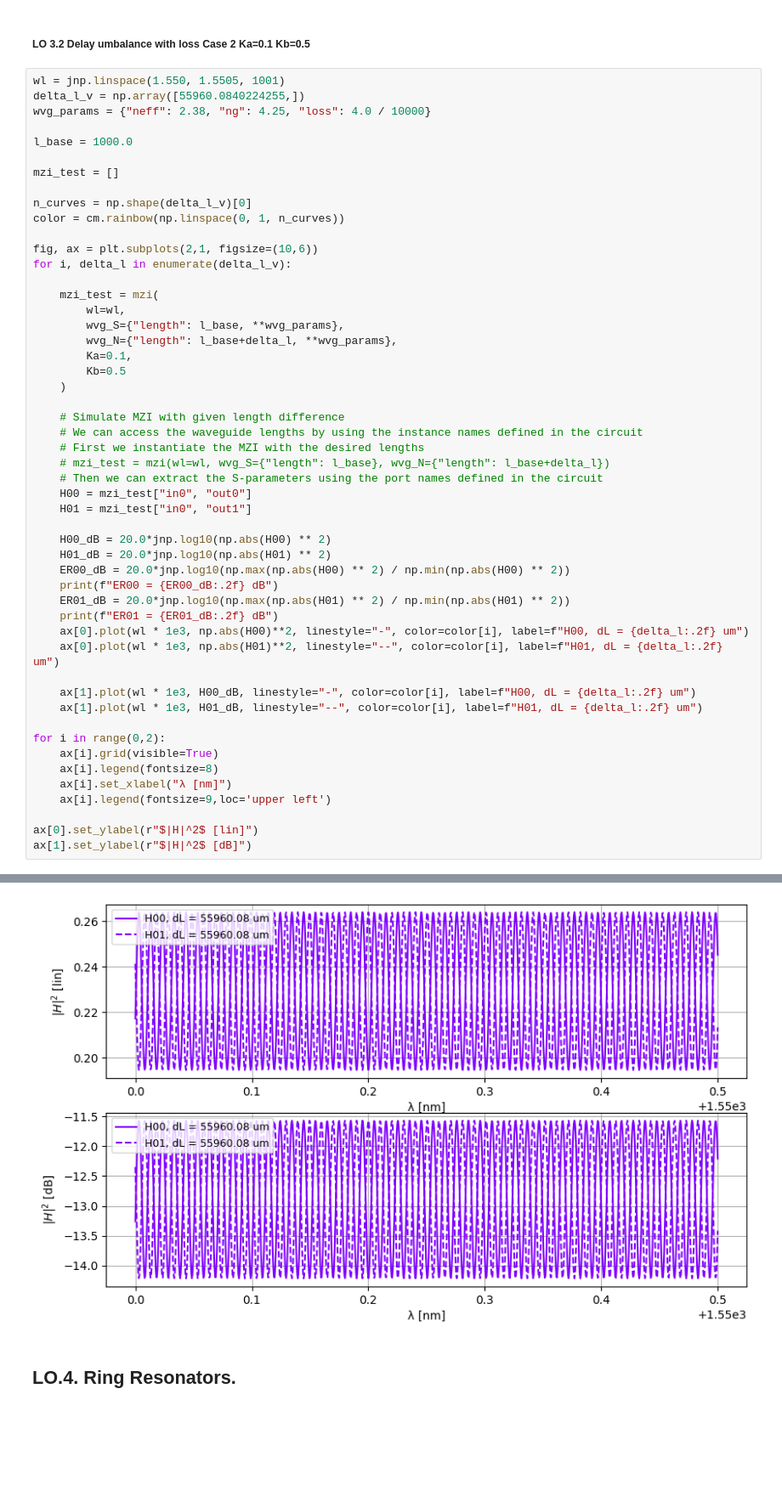
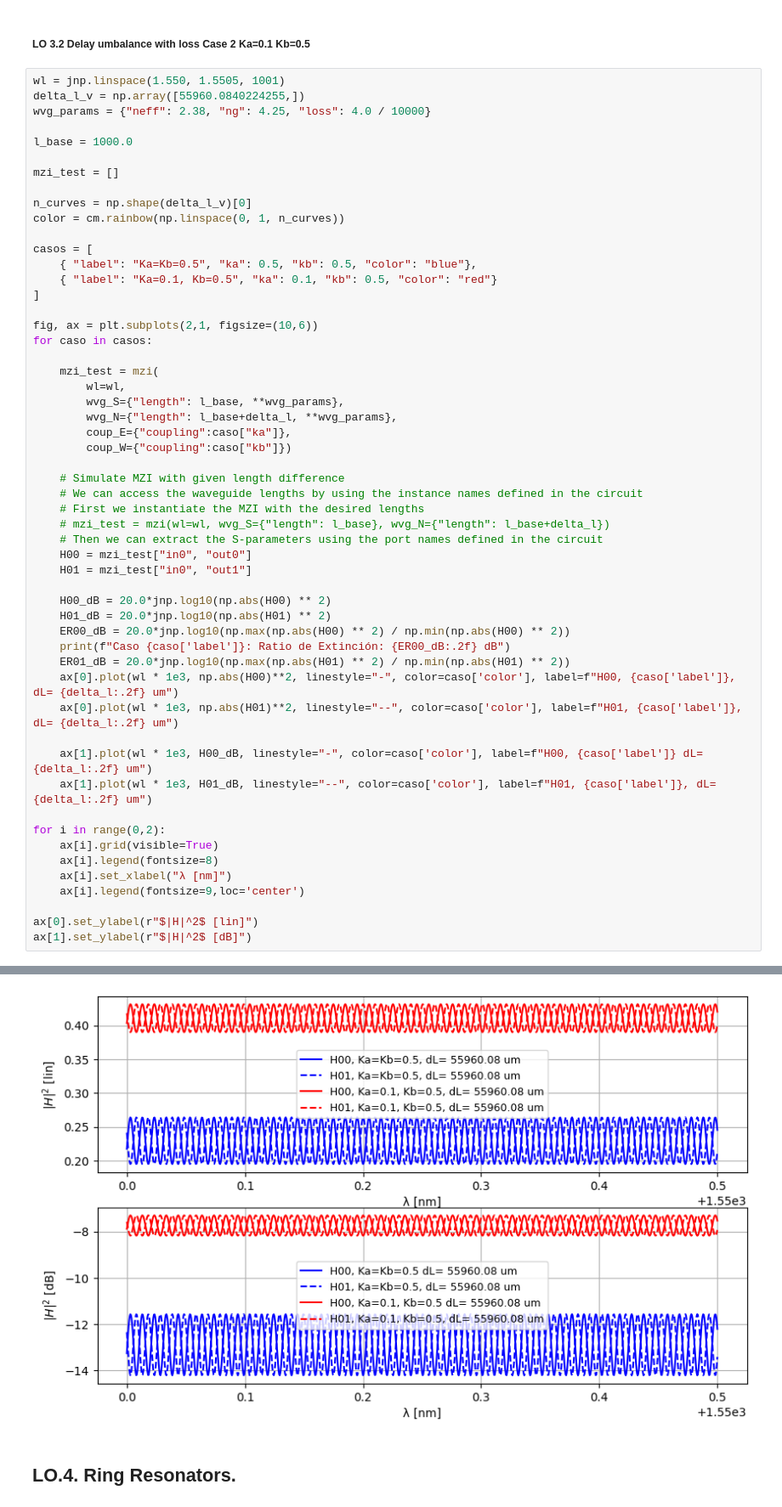
Before and after one commit to lorenagomezdiego/cifoin-lab3, a Jupyter notebook: CIRCUITS_&_COMPACT_MODELS.ipynb, the cells around one changed output, grey strips where cells are left out. Shown at 85% size. Drawn from its saved outputs; the diff is of its cells as text; blank space fills up the shorter version.

```diff
--- a/CIRCUITS_&_COMPACT_MODELS.ipynb
+++ b/CIRCUITS_&_COMPACT_MODELS.ipynb
@@ -452,16 +462,20 @@ mzi_test = []
 n_curves = np.shape(delta_l_v)[0]
 color = cm.rainbow(np.linspace(0, 1, n_curves))
 
+casos = [
+    { "label": "Ka=Kb=0.5", "ka": 0.5, "kb": 0.5, "color": "blue"},
+    { "label": "Ka=0.1, Kb=0.5", "ka": 0.1, "kb": 0.5, "color": "red"}
+]
+
 fig, ax = plt.subplots(2,1, figsize=(10,6))
-for i, delta_l in enumerate(delta_l_v):
+for caso in casos:
 
     mzi_test = mzi(
         wl=wl,
         wvg_S={"length": l_base, **wvg_params},
         wvg_N={"length": l_base+delta_l, **wvg_params},
-        Ka=0.1,
-        Kb=0.5
-    )
+        coup_E={"coupling":caso["ka"]},
+        coup_W={"coupling":caso["kb"]})
 
     # Simulate MZI with given length difference
     # We can access the waveguide lengths by using the instance names defined in the circuit
@@ -474,20 +488,19 @@ for i, delta_l in enumerate(delta_l_v):
     H00_dB = 20.0*jnp.log10(np.abs(H00) ** 2)
     H01_dB = 20.0*jnp.log10(np.abs(H01) ** 2)
     ER00_dB = 20.0*jnp.log10(np.max(np.abs(H00) ** 2) / np.min(np.abs(H00) ** 2))
-    print(f"ER00 = {ER00_dB:.2f} dB")
+    print(f"Caso {caso['label']}: Ratio de Extinción: {ER00_dB:.2f} dB")
     ER01_dB = 20.0*jnp.log10(np.max(np.abs(H01) ** 2) / np.min(np.abs(H01) ** 2))
-    print(f"ER01 = {ER01_dB:.2f} dB")
-    ax[0].plot(wl * 1e3, np.abs(H00)**2, linestyle="-", color=color[i], label=f"H00, dL = {delta_l:.2f} um")
-    ax[0].plot(wl * 1e3, np.abs(H01)**2, linestyle="--", color=color[i], label=f"H01, dL = {delta_l:.2f} um")
+    ax[0].plot(wl * 1e3, np.abs(H00)**2, linestyle="-", color=caso['color'], label=f"H00, {caso['label']}, dL= {delta_l:.2f} um")
+    ax[0].plot(wl * 1e3, np.abs(H01)**2, linestyle="--", color=caso['color'], label=f"H01, {caso['label']}, dL= {delta_l:.2f} um")
 
-    ax[1].plot(wl * 1e3, H00_dB, linestyle="-", color=color[i], label=f"H00, dL = {delta_l:.2f} um")
-    ax[1].plot(wl * 1e3, H01_dB, linestyle="--", color=color[i], label=f"H01, dL = {delta_l:.2f} um")
+    ax[1].plot(wl * 1e3, H00_dB, linestyle="-", color=caso['color'], label=f"H00, {caso['label']} dL= {delta_l:.2f} um")
+    ax[1].plot(wl * 1e3, H01_dB, linestyle="--", color=caso['color'], label=f"H01, {caso['label']}, dL= {delta_l:.2f} um")
 
 for i in range(0,2):
     ax[i].grid(visible=True)
     ax[i].legend(fontsize=8)
     ax[i].set_xlabel("λ [nm]")
-    ax[i].legend(fontsize=9,loc='upper left')
+    ax[i].legend(fontsize=9,loc='center')
 
 ax[0].set_ylabel(r"$|H|^2$ [lin]")
 ax[1].set_ylabel(r"$|H|^2$ [dB]")
@@ -497,5 +510,5 @@ ER01 = 2.65 dB
 Text(0, 0.5, '$|H|^2$ [dB]')
-[figure, old version]
+[figure, new version]
 # %% [markdown]
 ## LO.4. Ring Resonators.
 # %% [markdown]
```
Also changed, not shown: parts of 5 cells of this notebook.
